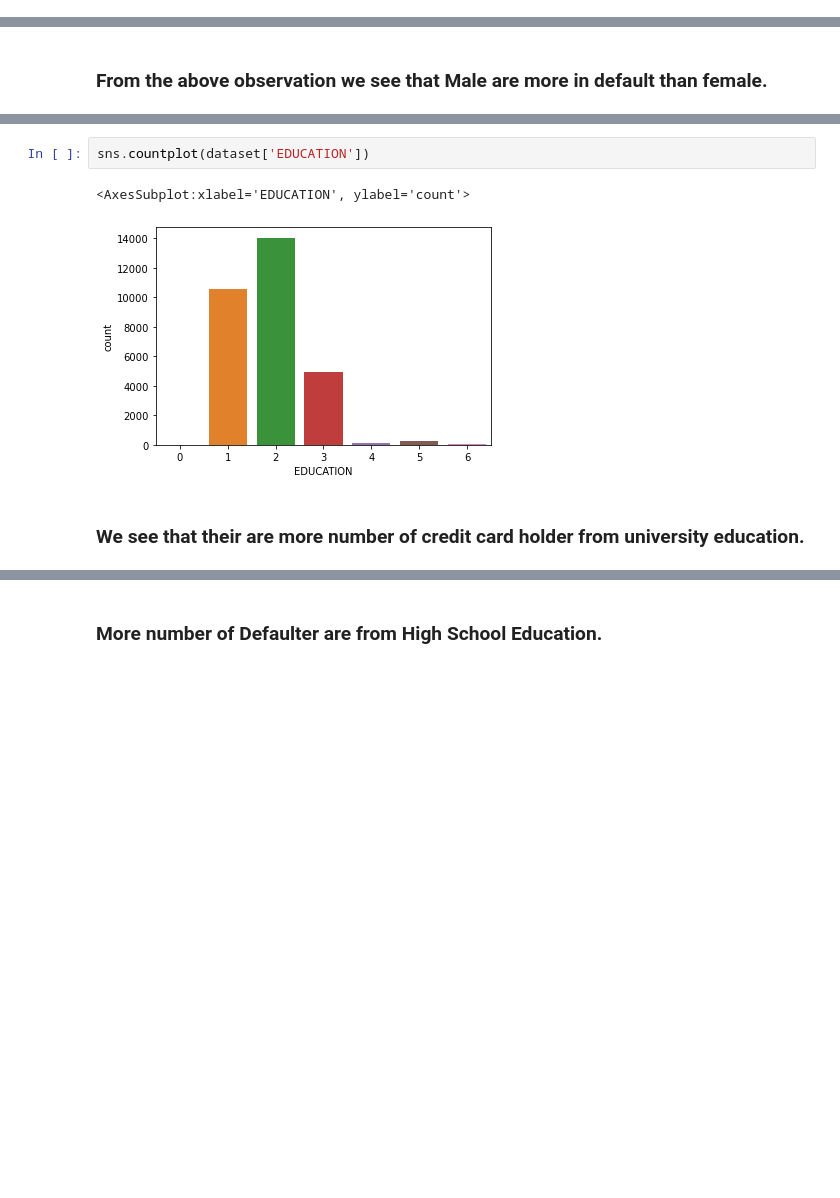
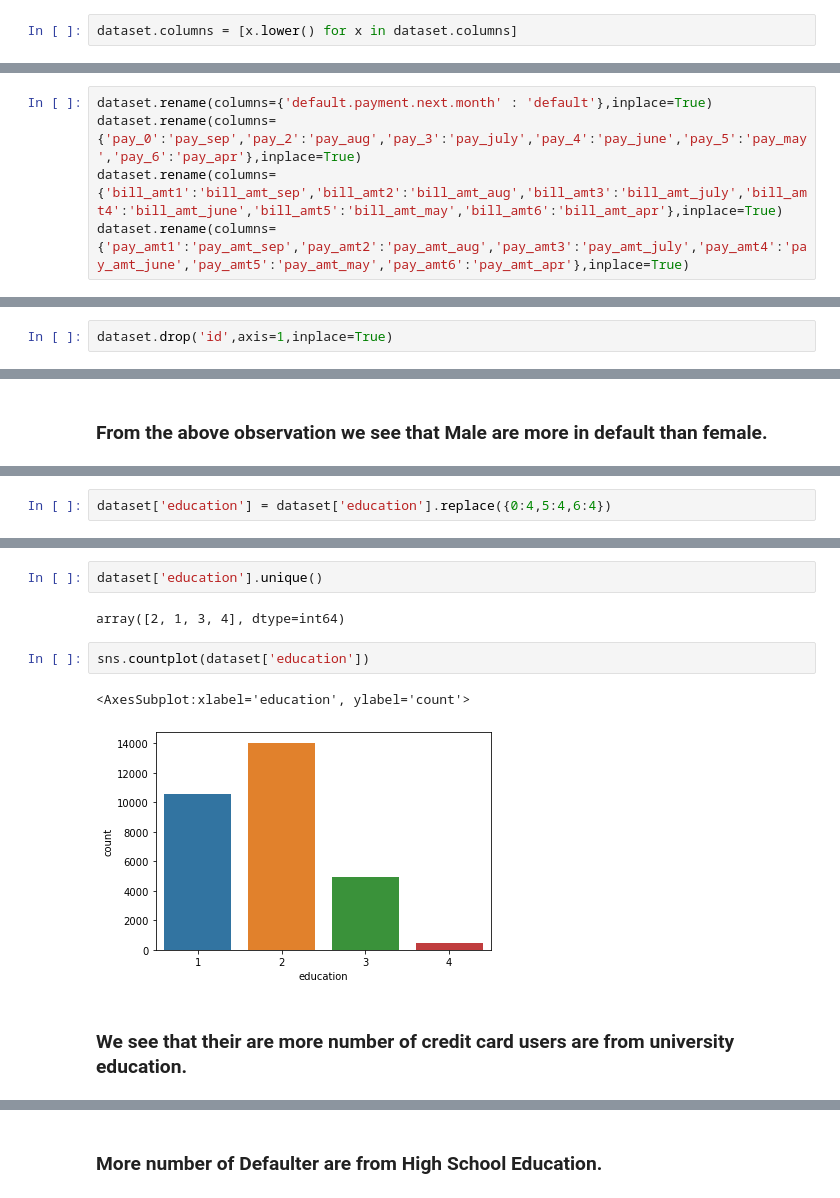
Before and after one commit to iamaakashpal/Credit-Card-Default-Prediction-EDA-and-FE, a Jupyter notebook: 1 EDA NEW.ipynb, the cells around one changed output, grey strips where cells are left out. Drawn from its saved outputs; the diff is of its cells as text; blank space fills up the shorter version.

```diff
--- a/1 EDA NEW.ipynb
+++ b/1 EDA NEW.ipynb
@@ -272,3 +235,5 @@ dataset.rename(columns={'default.payment.next.month' : 'Default'},inplace=True)
+# %%
+dataset.columns = [x.lower() for x in dataset.columns]
 # %%
 dataset.head()
 # %% [output]
@@ -278,3 +243,8 @@ dataset.head()
 | 2 | 3 | 90000.0 | 2 | 2 | 2 | 34 | 0 | 0 | 0 | 0 | ... |
 | 3 | 4 | 50000.0 | 2 | 2 | 1 | 37 | 0 | 0 | 0 | 0 | ... |
 | 4 | 5 | 50000.0 | 1 | 2 | 1 | 57 | -1 | 0 | -1 | 0 | ... |
+# %%
+dataset.rename(columns={'default.payment.next.month' : 'default'},inplace=True)
+dataset.rename(columns={'pay_0':'pay_sep','pay_2':'pay_aug','pay_3':'pay_july','pay_4':'pay_june','pay_5':'pay_may','pay_6':'pay_apr'},inplace=True)
+dataset.rename(columns={'bill_amt1':'bill_amt_sep','bill_amt2':'bill_amt_aug','bill_amt3':'bill_amt_july','bill_amt4':'bill_amt_june','bill_amt5':'bill_amt_may','bill_amt6':'bill_amt_apr'},inplace=True)
+dataset.rename(columns={'pay_amt1':'pay_amt_sep','pay_amt2':'pay_amt_aug','pay_amt3':'pay_amt_july','pay_amt4':'pay_amt_june','pay_amt5':'pay_amt_may','pay_amt6':'pay_amt_apr'},inplace=True)
@@ -280,0 +262,2 @@ dataset.head()
+# %%
+dataset.drop('id',axis=1,inplace=True)
@@ -406,0 +399,2 @@ dtype: int64
+# %%
+dataset['education'] = dataset['education'].replace({0:4,5:4,6:4})
@@ -407,8 +410,12 @@ dtype: int64
+# %%
+dataset['education'].unique()
+# %% [output]
+array([2, 1, 3, 4], dtype=int64)
 # %%
-sns.countplot(dataset['EDUCATION'])
+sns.countplot(dataset['education'])
 # %% [output]
-<AxesSubplot:xlabel='EDUCATION', ylabel='count'>
+<AxesSubplot:xlabel='education', ylabel='count'>
-[figure, old version]
+[figure, new version]
 # %% [markdown]
-### We see that their are more number of credit card holder from university education.
+### We see that their are more number of credit card users are from university education.
 # %%
```
Also changed, not shown: parts of 79 cells of this notebook.
